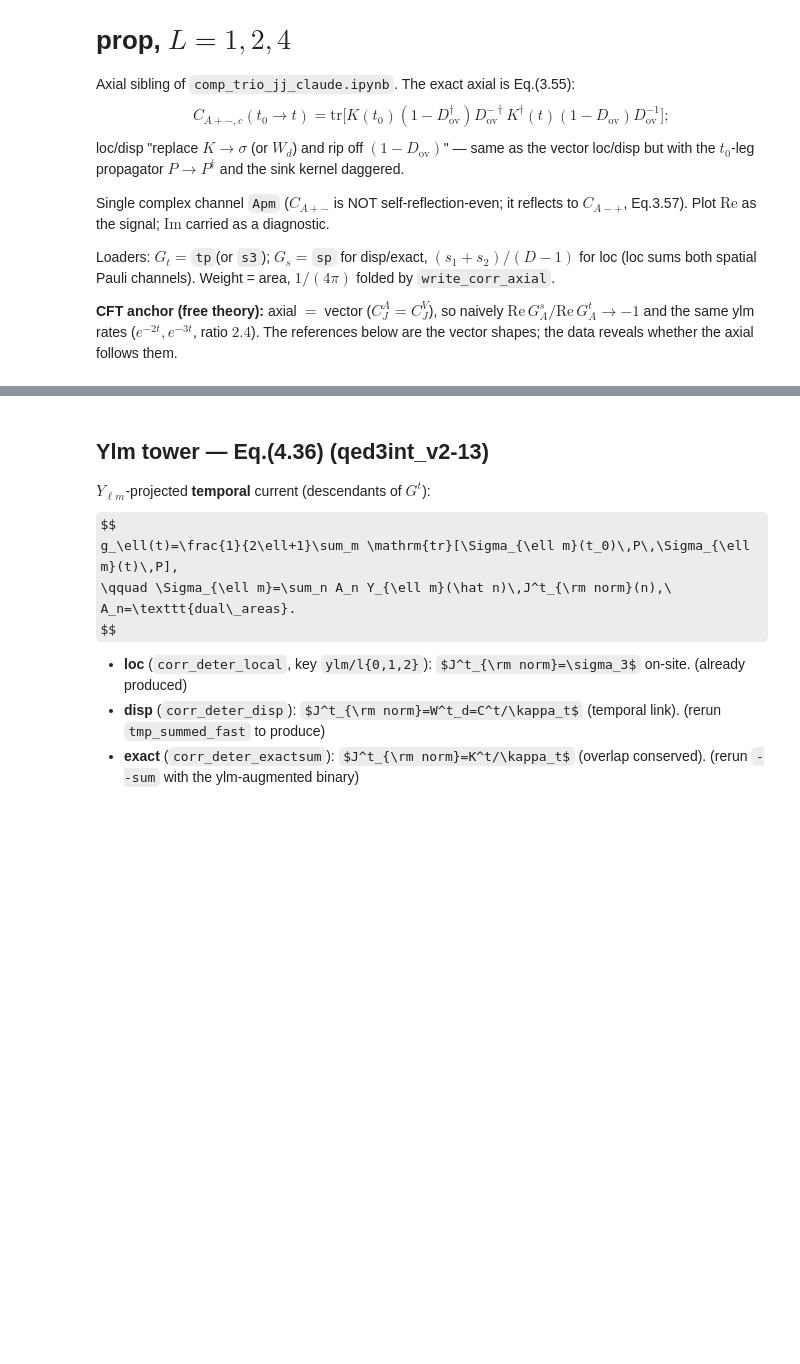
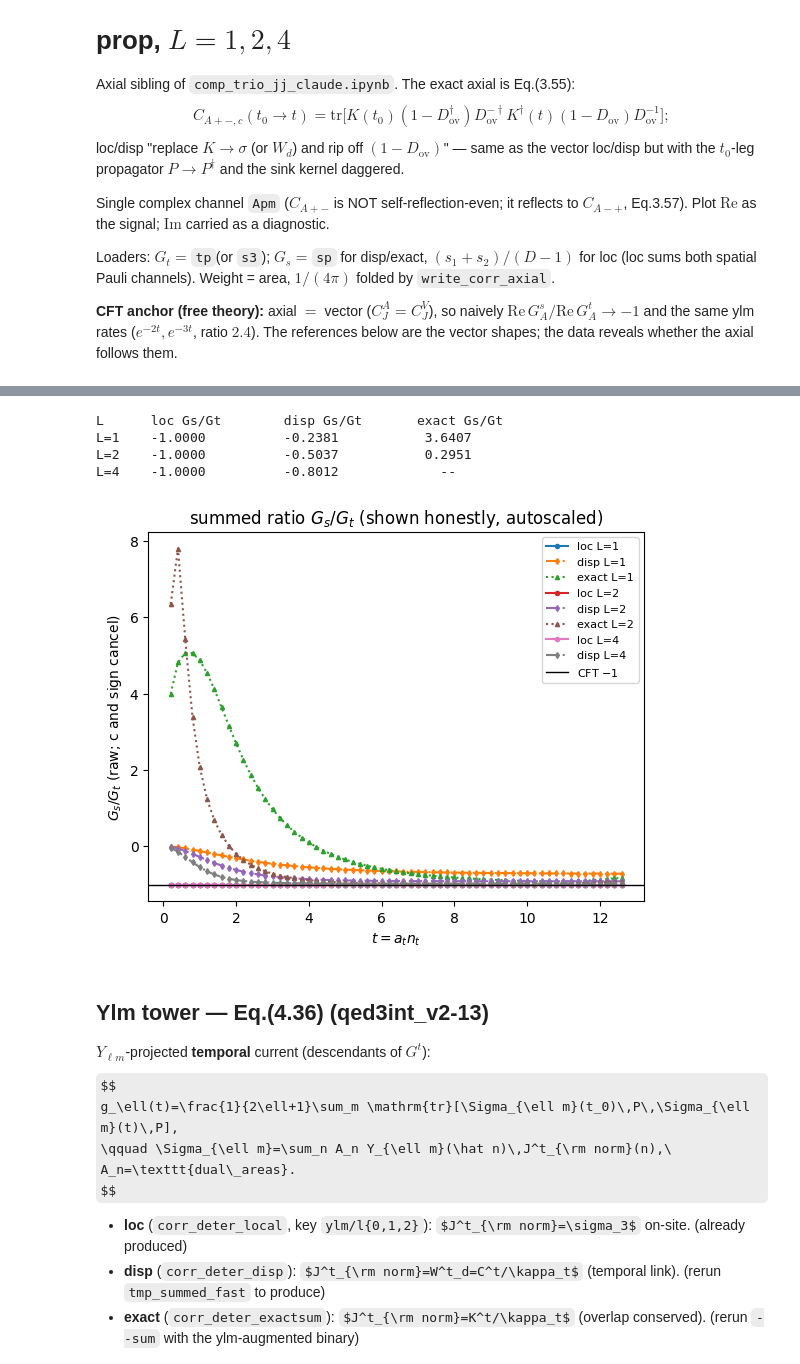
Before and after one commit to nobuyukimatsumoto68/qed3, a Jupyter notebook: src/both_3d/comp_trio_jj_axial_claude.ipynb, the cells around one changed output, grey strips where cells are left out. Cells and saved outputs as stored; diff of their text form; code cells hidden in the pictures; some formulas as TeX source; blank space fills up the shorter version.

```diff
--- a/src/both_3d/comp_trio_jj_axial_claude.ipynb
+++ b/src/both_3d/comp_trio_jj_axial_claude.ipynb
@@ -115,38 +117,28 @@ print(' magnitudes share the continuum C_J up to each operator s lattice Z + (ex
 # %%
-# RATIO G_s/G_t -> -1 (qed3int_v2-13, Eq.4.28/4.29).  Per-direction: loc G_s = (s1+s2)/(D-1) (loc sums
-# the D-1 Pauli channels; its raw s1+s2/s3 = -2), disp/exact G_s = sp (link currents already per-direction,
-# raw -1).  G_t = temporal (one direction).  All -> -1, opposite sp/tp sign.
-dt = np.arange(1, int(Nt_cft/2)); t = dt*at_cft; ref = 5
+# RATIO G_s/G_t: the normalization c cancels (same c for tp and sp), leaving the PHYSICAL ratio WITH its
+# sign.  loc -> -1 exactly; disp -> -1 from above with L (point-split spatial -> on-site, discretization);
+# exact is awkward (the GW sp sign) -- shown honestly, autoscaled, NOT clipped.  CFT target -1.
+dt = np.arange(1, int(Nt_cft/2)); t = dt*at_cft; ref = 8
 plt.figure()
-print('%-6s %-16s %-16s %-16s' % ('L','loc Gs/Gt','disp Gs/Gt','exact Gs/Gt'))
+print('%-6s %-16s %-16s %-16s' % ('L', 'loc Gs/Gt', 'disp Gs/Gt', 'exact Gs/Gt'))
 for L in [1, 2, 4]:
-    sl = sd = se = '   --   '
-    try:
-        rl = loc_Gs(L) / loc_Gt(L)
-        plt.plot(t, rl[dt], 'o-', ms=3, label='loc  L=%d' % L)
-        sl = '% .4f' % rl[ref]
-    except (OSError, KeyError):
-        pass
-    try:
-        rd = disp_Gs(L) / disp_Gt(L)
-        plt.plot(t, rd[dt], 'd-.', ms=3, label='disp  L=%d' % L)
-        sd = '% .4f' % rd[ref]
-    except (OSError, KeyError):
-        pass
-    try:
-        re = ex_Gs(L) / ex_Gt(L)
-        plt.plot(t, re[dt], '^:', ms=3, label='exact  L=%d' % L)
-        se = '% .4f' % re[ref]
-    except (OSError, KeyError):
-        pass
-    print('L=%-4d %-16s %-16s %-16s' % (L, sl, sd, se))
-plt.axhline(-1.0, color='k', ls='-', lw=1, label=r'CFT $-1$ (Eq.4.28/4.29, v2-13)')
-plt.xlabel(r'$t = a_t n_t$'); plt.ylabel(r'$G_s/G_t$')
-plt.ylim(-2.0, 0.5)
-plt.title(r'summed ratio $G_s/G_t \to -1$ (v2-13)'); plt.legend(fontsize=8)
+    row = []
+    for nm, fg, ft, mk in [('loc', loc_Gs, loc_Gt, 'o-'), ('disp', disp_Gs, disp_Gt, 'd-.'), ('exact', ex_Gs, ex_Gt, '^:')]:
+        try:
+            r = fg(L) / ft(L); plt.plot(t, r[dt], mk, ms=3, label='%s L=%d' % (nm, L)); row.append('% .4f' % r[ref])
+        except (OSError, KeyError):
+            row.append('   --   ')
+    print('L=%-4d %-16s %-16s %-16s' % (L, *row))
+plt.axhline(-1.0, color='k', lw=1, label=r'CFT $-1$')
+plt.xlabel(r'$t = a_t n_t$'); plt.ylabel(r'$G_s/G_t$ (raw; c and sign cancel)')
+plt.title('summed ratio $G_s/G_t$ (shown honestly, autoscaled)'); plt.legend(fontsize=8)
 plt.savefig('comp_trio_axial_sum_ratio.pdf', bbox_inches='tight')
-print('\n(All three -> -1.  loc divides by D-1 (sums s1+s2); disp/exact are single-direction link currents,')
-print(' no division.  Code unchanged; the D-1 handling is analysis-side only.)')
+# %% [output]
+L      loc Gs/Gt        disp Gs/Gt       exact Gs/Gt
+L=1    -1.0000          -0.2381           3.6407
+L=2    -1.0000          -0.5037           0.2951
+L=4    -1.0000          -0.8012             --
+[figure, added]
 # %% [markdown]
 ## Ylm tower — Eq.(4.36) (qed3int_v2-13)
 
```
Also changed, not shown: parts of 10 cells of this notebook, 33 other files.
